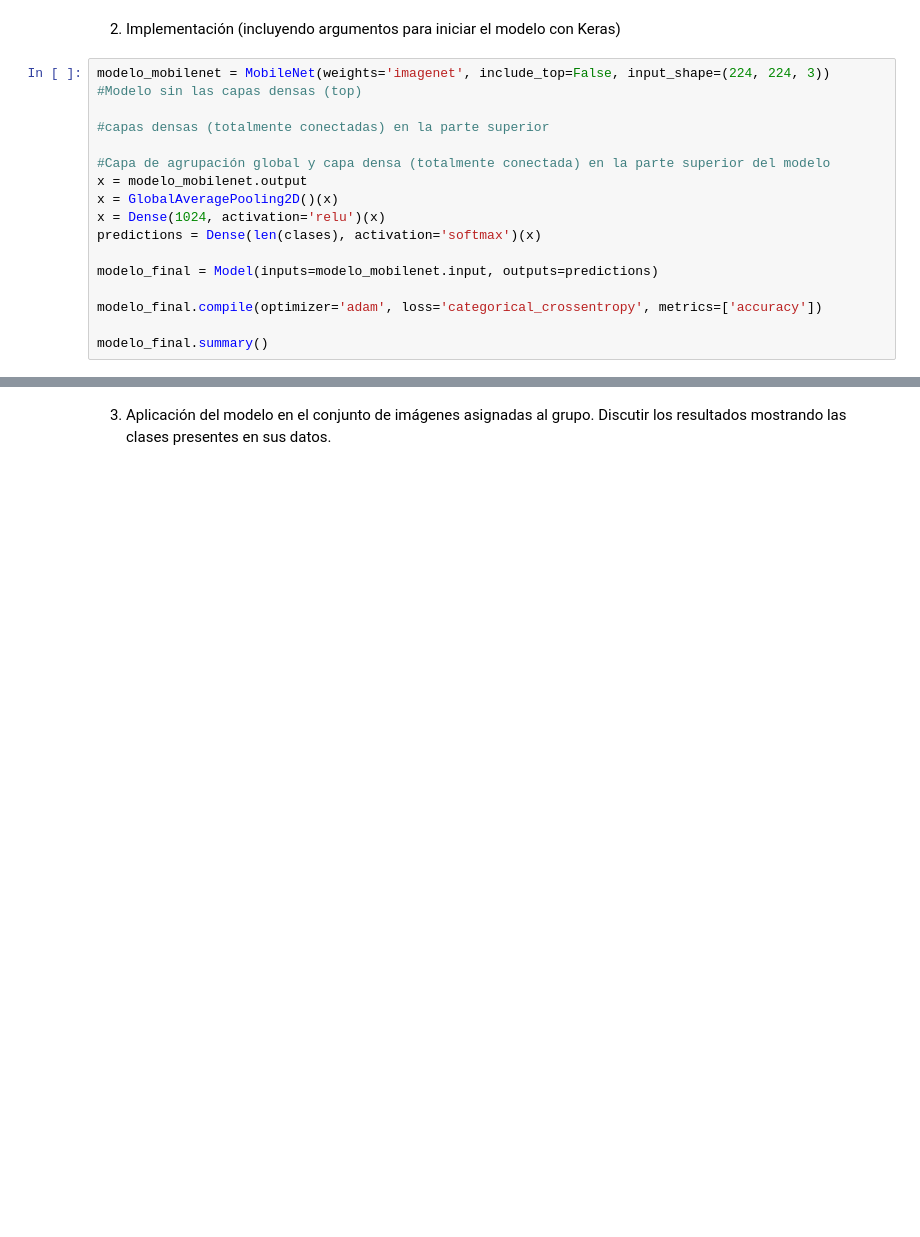
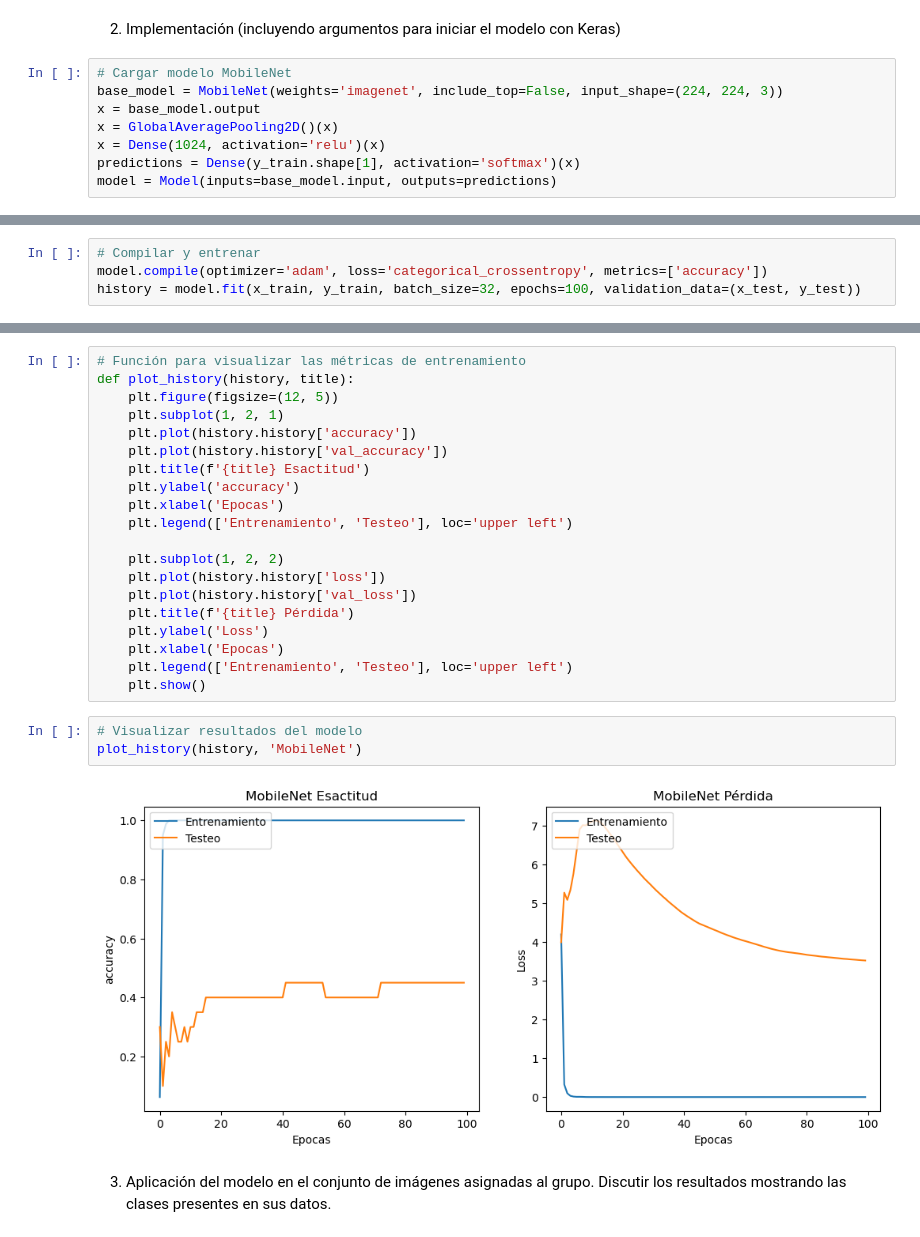
Before and after one commit to Jose-Sepulveda-Salazar/IMA543, a Jupyter notebook: JoseSepulveda_BenjaminHiguera_Ev2.ipynb, the cells around one changed output, grey strips where cells are left out. Cells and saved outputs as stored; diff of their text form; blank space fills up the shorter version.

```diff
--- a/JoseSepulveda_BenjaminHiguera_Ev2.ipynb
+++ b/JoseSepulveda_BenjaminHiguera_Ev2.ipynb
@@ -112,18 +67,10 @@ y_test shape =  (20,)
 # %% [markdown]
 2. Implementación (incluyendo argumentos para iniciar el modelo con Keras)
 # %%
-modelo_mobilenet = MobileNet(weights='imagenet', include_top=False, input_shape=(224, 224, 3)) #Modelo sin las capas densas (top)
-
-#capas densas (totalmente conectadas) en la parte superior
-
-#Capa de agrupación global y capa densa (totalmente conectada) en la parte superior del modelo
-x = modelo_mobilenet.output
+# Cargar modelo MobileNet
+base_model = MobileNet(weights='imagenet', include_top=False, input_shape=(224, 224, 3))
+x = base_model.output
 x = GlobalAveragePooling2D()(x)
 x = Dense(1024, activation='relu')(x)
-predictions = Dense(len(clases), activation='softmax')(x)
-
-modelo_final = Model(inputs=modelo_mobilenet.input, outputs=predictions)
-
-modelo_final.compile(optimizer='adam', loss='categorical_crossentropy', metrics=['accuracy'])
-
-modelo_final.summary()
+predictions = Dense(y_train.shape[1], activation='softmax')(x)
+model = Model(inputs=base_model.input, outputs=predictions)
@@ -156,0 +77,4 @@ len(preds)
+# %%
+# Compilar y entrenar
+model.compile(optimizer='adam', loss='categorical_crossentropy', metrics=['accuracy'])
+history = model.fit(x_train, y_train, batch_size=32, epochs=100, validation_data=(x_test, y_test))
@@ -157,3 +99,28 @@ len(preds)
+# %%
+# Función para visualizar las métricas de entrenamiento
+def plot_history(history, title):
+    plt.figure(figsize=(12, 5))
+    plt.subplot(1, 2, 1)
+    plt.plot(history.history['accuracy'])
+    plt.plot(history.history['val_accuracy'])
+    plt.title(f'{title} Esactitud')
+    plt.ylabel('accuracy')
+    plt.xlabel('Epocas')
+    plt.legend(['Entrenamiento', 'Testeo'], loc='upper left')
+
+    plt.subplot(1, 2, 2)
+    plt.plot(history.history['loss'])
+    plt.plot(history.history['val_loss'])
+    plt.title(f'{title} Pérdida')
+    plt.ylabel('Loss')
+    plt.xlabel('Epocas')
+    plt.legend(['Entrenamiento', 'Testeo'], loc='upper left')
+    plt.show()
+# %%
+# Visualizar resultados del modelo
+plot_history(history, 'MobileNet')
+# %% [output]
+[figure, added]
 # %% [markdown]
 3. Aplicación del modelo en el conjunto de imágenes asignadas al grupo.
 Discutir los resultados mostrando las clases presentes en sus datos.
```
Also changed, not shown: parts of 22 cells of this notebook.
